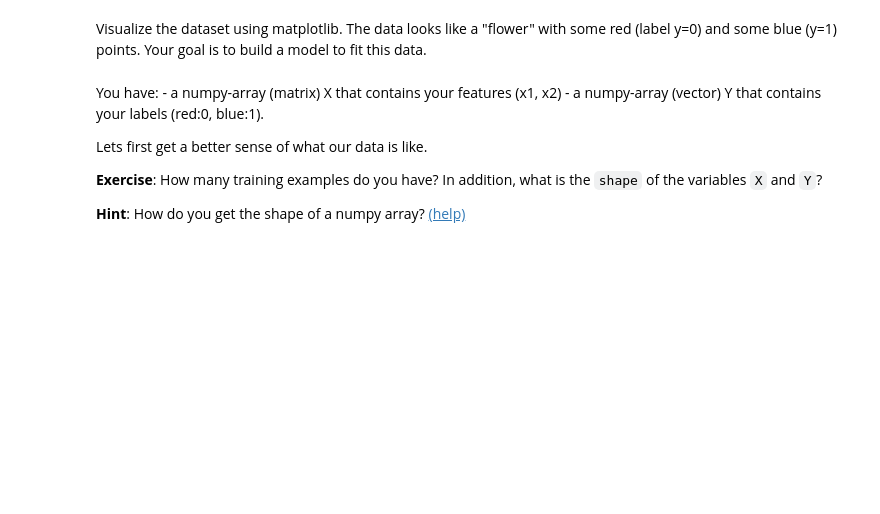
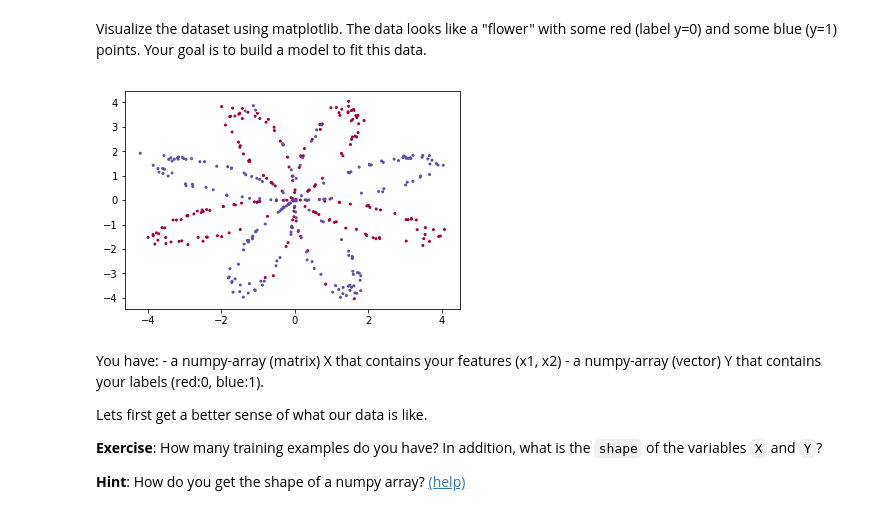
Before and after one commit to wk448378469/My_Learning_Path, a Jupyter notebook: deeplearning.ai/Neural_Networks_and_Deep_Learning/week3_Planar_data_classification_with_one_hidden_layer.ipynb, the cells around one changed output. Drawn from its saved outputs; the diff is of its cells as text; code cells hidden in the pictures; blank space fills up the shorter version.

```diff
--- a/deeplearning.ai/Neural_Networks_and_Deep_Learning/week3_Planar_data_classification_with_one_hidden_layer.ipynb
+++ b/deeplearning.ai/Neural_Networks_and_Deep_Learning/week3_Planar_data_classification_with_one_hidden_layer.ipynb
@@ -40,7 +40,9 @@ X, Y = load_planar_dataset()
 Visualize the dataset using matplotlib. The data looks like a "flower" with some red (label y=0) and some blue (y=1) points. Your goal is to build a model to fit this data.
 # %%
 # Visualize the data:
-plt.scatter(X[0, :], X[1, :], c=Y, s=40, cmap=plt.cm.Spectral);
+plt.scatter(X[0, :], X[1, :], c=Y[0,:], s=4, cmap=plt.cm.Spectral);
+# %% [output]
+[figure, added]
 # %% [markdown]
 You have:
     - a numpy-array (matrix) X that contains your features (x1, x2)
```
Also changed, not shown: parts of 14 cells of this notebook, 53 other files.
